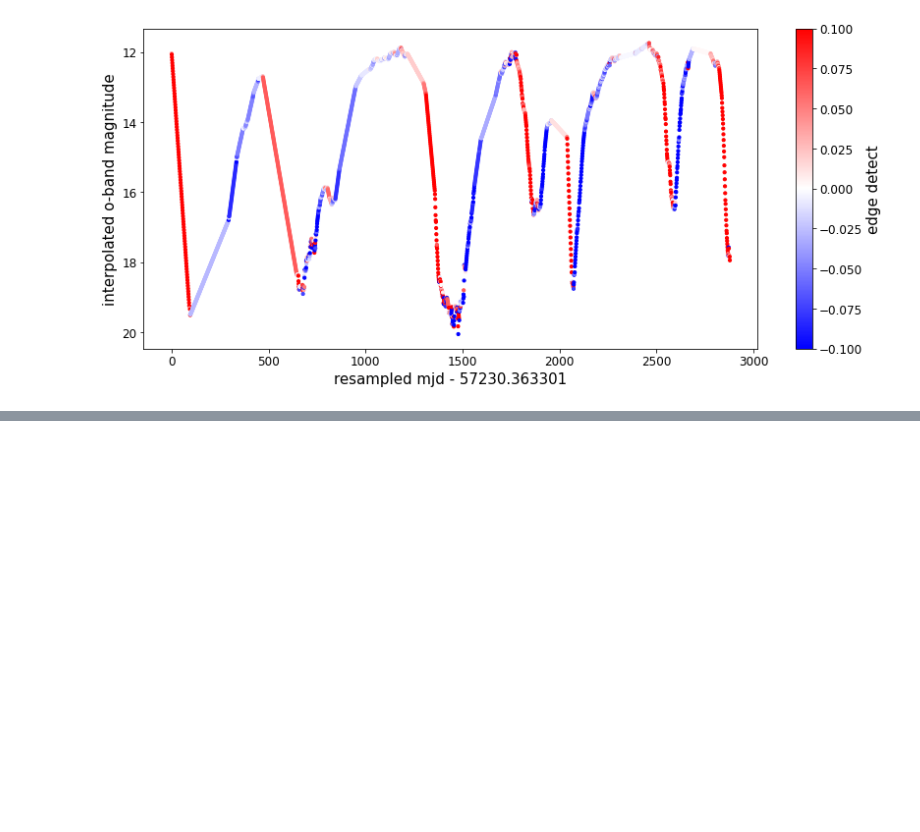
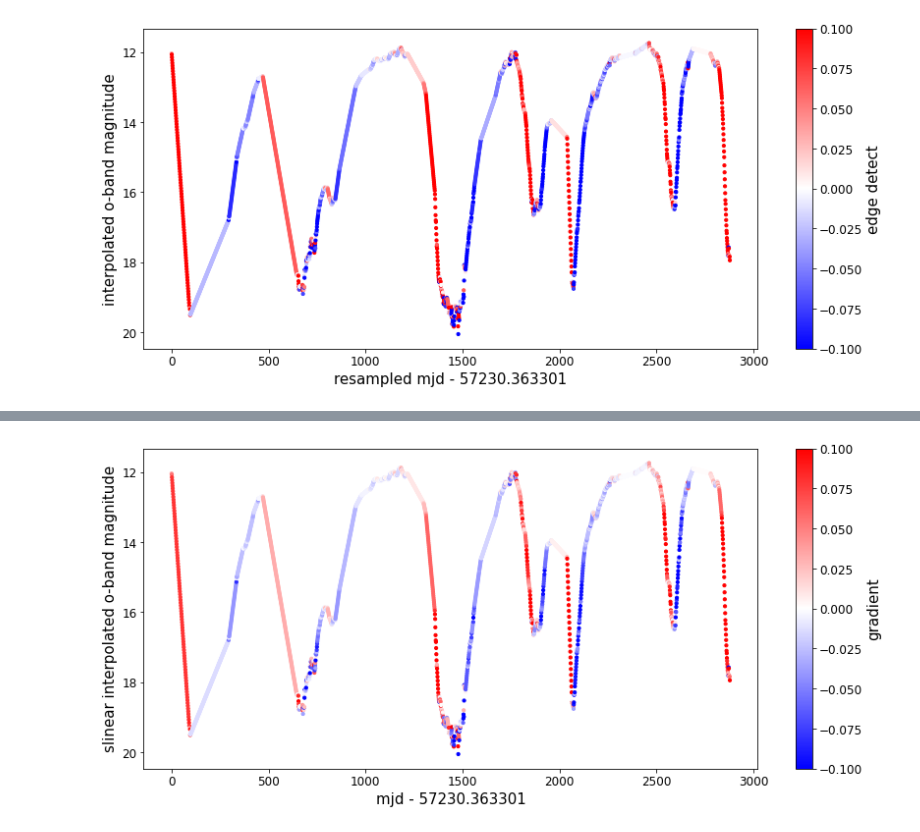
Before and after one commit to courtcraw/Notebooks, a Jupyter notebook: decline_detection.ipynb, the cells around one changed output, grey strips where cells are left out. Cells and saved outputs as stored; diff of their text form; code cells hidden in the pictures; blank space fills up the shorter version.

```diff
--- a/decline_detection.ipynb
+++ b/decline_detection.ipynb
@@ -989,0 +838,19 @@ plt.show()
+# %%
+plt.figure(figsize=(14,6))
+# plt.scatter(oband['mjd'][mask]-oband['mjd'][0],(gp_edges+3)*4,s=10)
+# plt.scatter(resample_time,gradient,s=10,color='lightgrey')
+plt.scatter(resample_time,resample_flux,s=10,
+            c=gradient,cmap='bwr')
+# plt.scatter(savgol_filtered_oband['mjd']-mjd_scale,savgol_filtered_oband['m'],s=10,color='lightgrey')
+# plt.scatter(savgol_filtered_oband['mjd'][total_mask]-mjd_scale,savgol_filtered_oband['m'][total_mask],s=10,
+#             c=(gp_edges[total_mask]),cmap='bwr')
+plt.gca().invert_yaxis()
+plt.xlabel('mjd - '+str(mjd_scale))
+plt.ylabel('slinear interpolated o-band magnitude')
+plt.colorbar(label='gradient')
+plt.clim(-0.1,0.1)
+# plt.xlim(950,1200)
+# plt.xlim(500,1000)
+plt.show()
+# %% [output]
+[figure, added]
```
Also changed, not shown: parts of 39 cells of this notebook, 1 other file.
